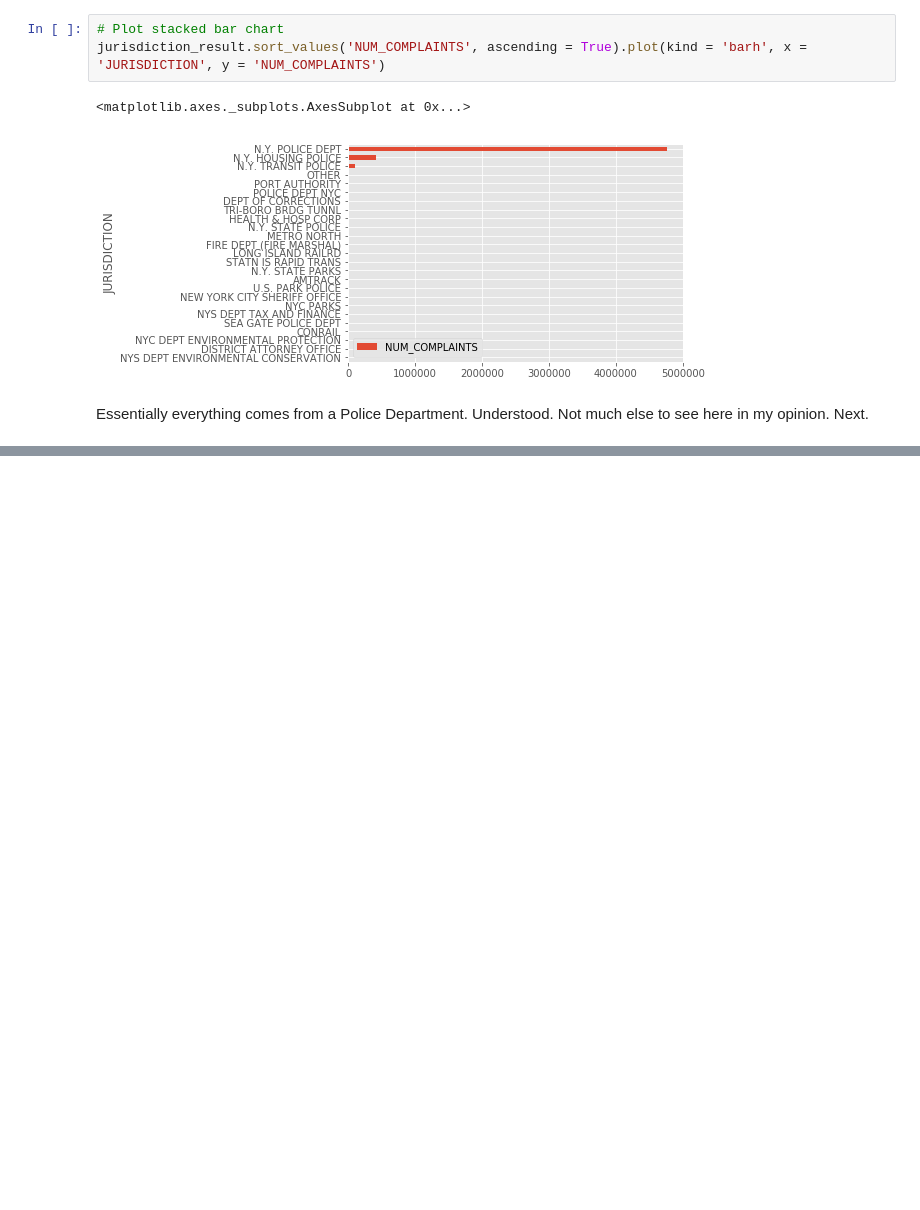
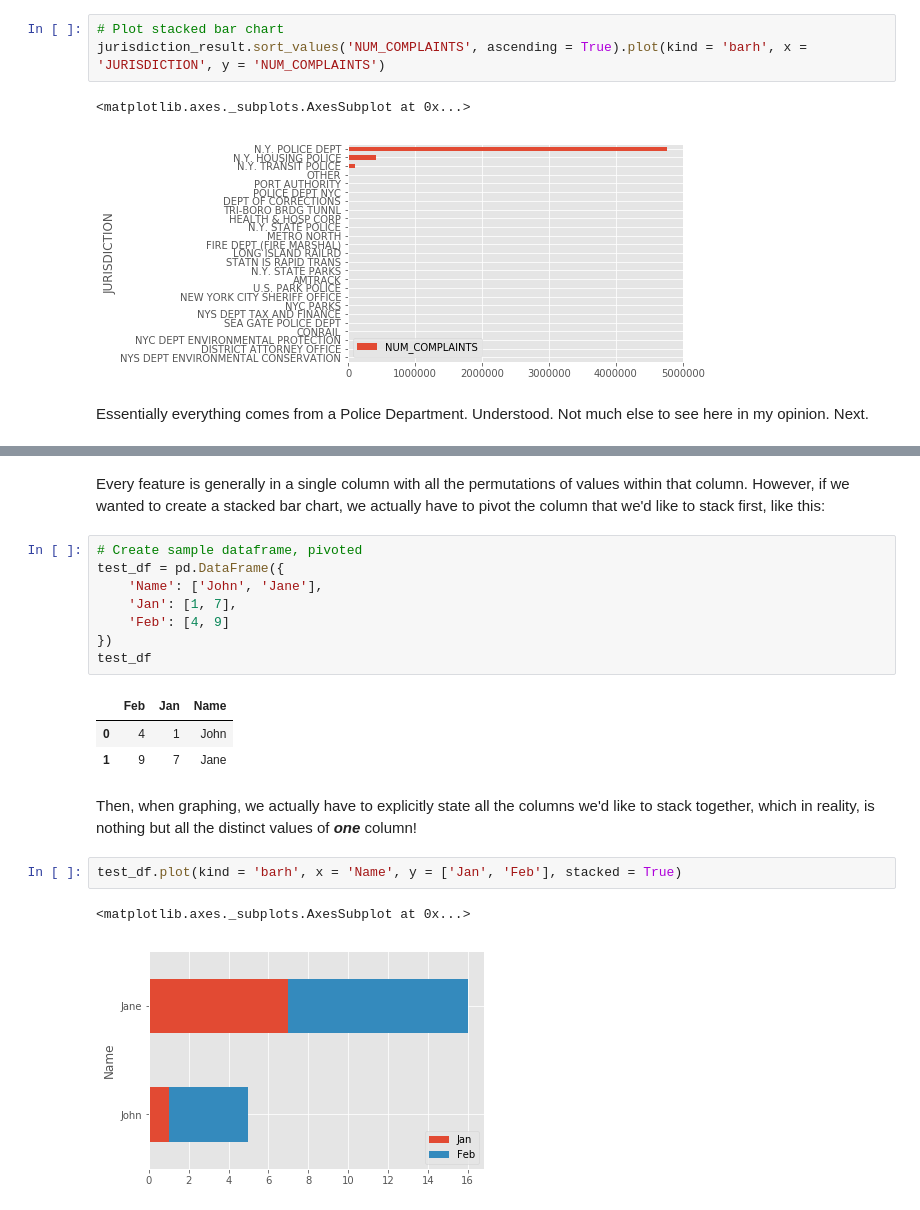
Before and after one commit to strikingmoose/nypd_complaints, a Jupyter notebook: notebook/11 - Data Exploration (Part VI - Complaint Type & Location Exploration).ipynb, the cells around one changed output, grey strips where cells are left out. Drawn from its saved outputs; the diff is of its cells as text; blank space fills up the shorter version.

```diff
--- a/notebook/11 - Data Exploration (Part VI - Complaint Type : Location Exploration).ipynb
+++ b/notebook/11 - Data Exploration (Part VI - Complaint Type & Location Exploration).ipynb
@@ -221,0 +253,21 @@ We've got a few location fields. One is definite latitude and longitude, and the
+# %% [markdown]
+Every feature is generally in a single column with all the permutations of values within that column. However, if we wanted to create a stacked bar chart, we actually have to pivot the column that we'd like to stack first, like this:
+# %%
+# Create sample dataframe, pivoted
+test_df = pd.DataFrame({
+    'Name': ['John', 'Jane'],
+    'Jan': [1, 7],
+    'Feb': [4, 9]
+})
+test_df
+# %% [output]
+|  | Feb | Jan | Name |
+| 0 | 4 | 1 | John |
+| 1 | 9 | 7 | Jane |
+# %% [markdown]
+Then, when graphing, we actually have to explicitly state all the columns we'd like to stack together, which in reality, is nothing but all the distinct values of _**one**_ column!
+# %%
+test_df.plot(kind = 'barh', x = 'Name', y = ['Jan', 'Feb'], stacked = True)
+# %% [output]
+<matplotlib.axes._subplots.AxesSubplot at 0x...>
+[figure, added]
```
Also changed, not shown: parts of 21 cells of this notebook.
